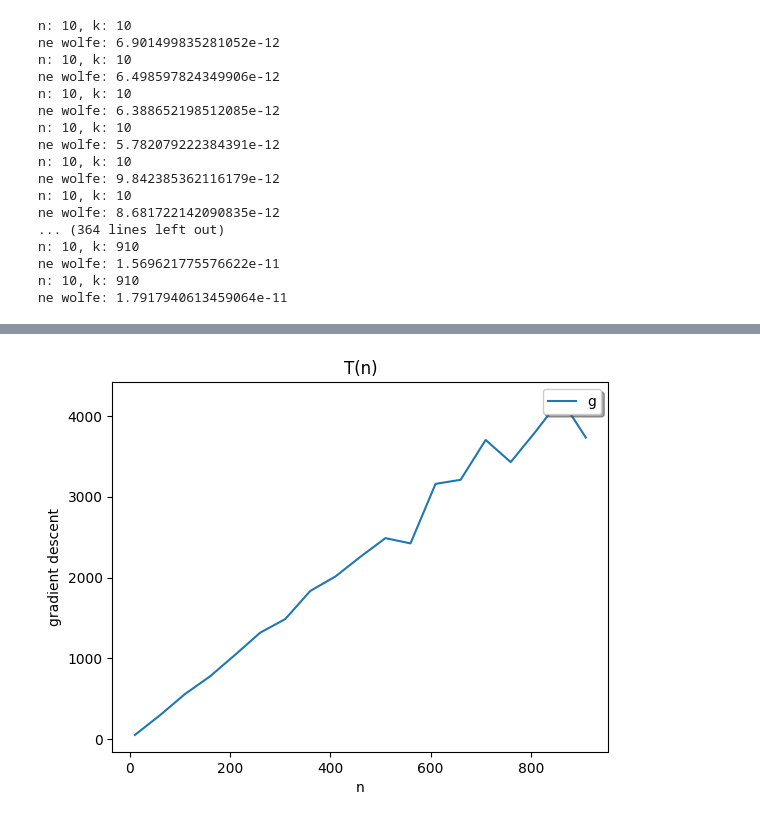
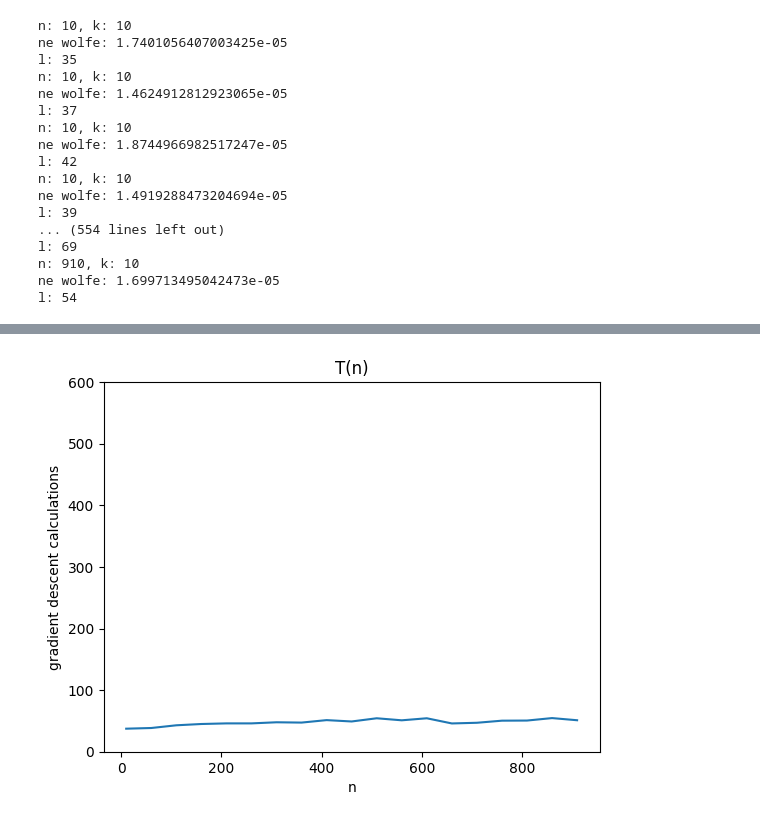
Before and after one commit to ivashka27/met_opt_danya3, a Jupyter notebook: lab1/nk_dependency_analysis.ipynb, the cells around one changed output, grey strips where cells are left out. Drawn from its saved outputs; the diff is of its cells as text; code cells hidden in the pictures.

Commit message:
T(n, k) research and wolfe calculations fix.

```diff
--- a/lab1/nk_dependency_analysis.ipynb
+++ b/lab1/nk_dependency_analysis.ipynb
@@ -38,21 +38,21 @@ def grad(func, n):
 dependency = []
 x = []
 y = []
-xsum = 0
-# n = 10
+x.clear()
+y.clear()
+n = 5
+count = 10
+ysum = 0
 for k in range(10, 950, 50):
-    for n in range(11, 21, 1):
+    for _ in range(count):
         start = np.ones(n)
         matrix = fg.generate_func(n, k)
-        points1, l, _ = dg.dichotomy_gradient(f(n), grad(f(n), n), start, 1e-5, 1e-4, 2)
-        # points1, l, _ = gd.gradient_descent(f(n), grad(f(n), n), start, 1e-6, 0.001, 100000)
-    #points2, _, _ = wg.wolfe_gradient(f, grad, start, 1e-4, alpha=0.5)
+        points1, l, _ = gd.gradient_descent(f(n), grad(f(n), n), start, 1e-3, 0.1 / k, 100000)
         print("n: {}, k: {}".format(n, k))
         print("ne wolfe:", f(n)(points1[-1]))
-        # print("wolfe:", f(points2[-1]))
-        xsum = xsum + l
+        ysum = ysum + l
     x.append(k)
-    y.append(xsum / 10)
-    xsum = 0
+    y.append(ysum / count)
+    ysum = 0
 plotter.plot_by_two_coordinates(x, y, "k")
 # %% [output]
@@ -78,38 +77,37 @@ ne wolfe: 1.7708359666051867e-11
 # %%
 x.clear()
 y.clear()
-n = 10
+k = 10
 count = 10
 ysum = 0
-for k in range(10, 950, 50):
+for n in range(10, 950, 50):
     for _ in range(count):
         start = np.ones(n)
         matrix = fg.generate_func(n, k)
-        points1, l, _ = dg.dichotomy_gradient(f(n), grad(f(n), n), start, 1e-5, 1e-4, 1)
-        #points2, _, _ = wg.wolfe_gradient(f, grad, start, 1e-4, alpha=0.5)
+        points1, l, _ = gd.gradient_descent(f(n), grad(f(n), n), start, 1e-2, 0.05)
         print("n: {}, k: {}".format(n, k))
         print("ne wolfe:", f(n)(points1[-1]))
-        # print("wolfe:", f(points2[-1]))
+        print("l:", l)
         ysum = ysum + l
-    x.append(k)
+    x.append(n)
     y.append(ysum / count)
     ysum = 0
-plotter.plot_by_two_coordinates(x, y, "n")
+plotter.plot_by_two_coordinates(x, y, "n", True)
 # %% [output]
 n: 10, k: 10
-ne wolfe: 6.901499835281052e-12
+ne wolfe: 1.7401056407003425e-05
+l: 35
 n: 10, k: 10
-ne wolfe: 6.498597824349906e-12
+ne wolfe: 1.4624912812923065e-05
+l: 37
 n: 10, k: 10
-ne wolfe: 6.388652198512085e-12
+ne wolfe: 1.8744966982517247e-05
+l: 42
 n: 10, k: 10
-ne wolfe: 5.782079222384391e-12
-n: 10, k: 10
-ne wolfe: 9.842385362116179e-12
-n: 10, k: 10
-ne wolfe: 8.681722142090835e-12
-... (364 lines left out)
-n: 10, k: 910
-ne wolfe: 1.569621775576622e-11
-n: 10, k: 910
-ne wolfe: 1.7917940613459064e-11
+ne wolfe: 1.4919288473204694e-05
+l: 39
+... (554 lines left out)
+l: 69
+n: 910, k: 10
+ne wolfe: 1.699713495042473e-05
+l: 54
@@ -117 +115 @@ ne wolfe: 1.7917940613459064e-11
-[figure, old version]
+[figure, new version]
```
Also changed, not shown: parts of 3 cells of this notebook, 5 other files.
